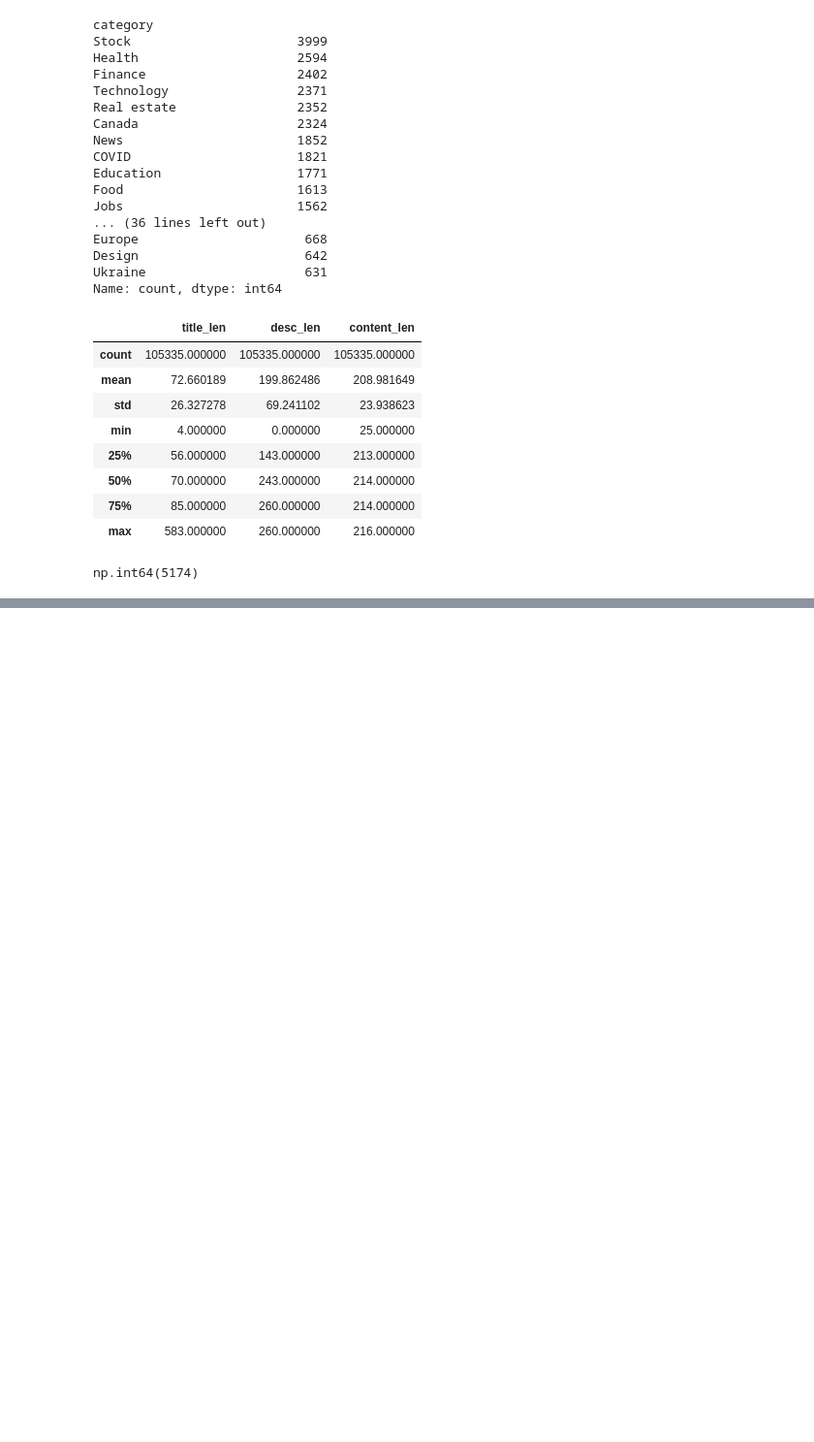
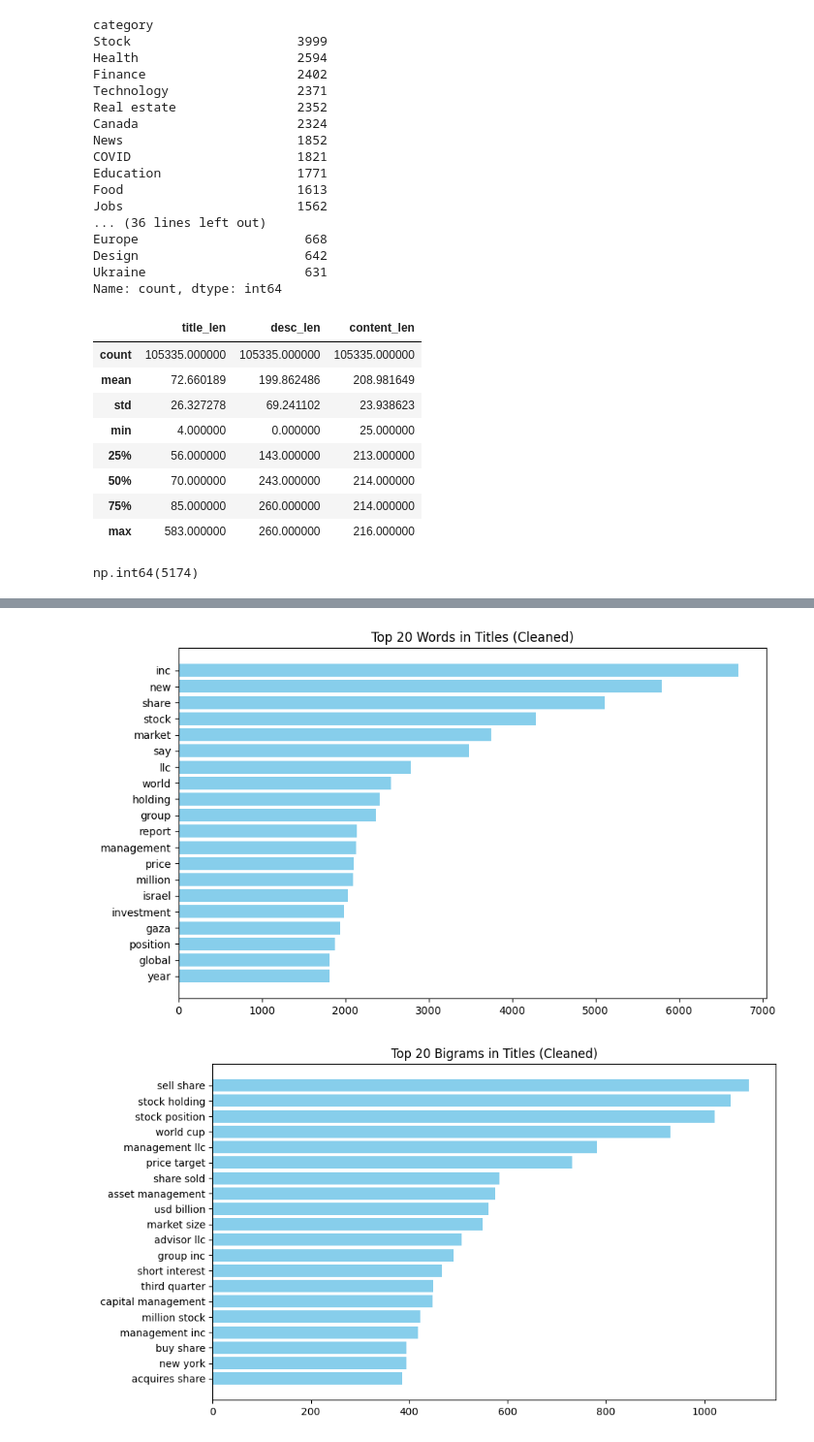
Before and after one commit to Harshita-Puthran/factverse, a Jupyter notebook: factverse_detection_model.ipynb, the cells around one changed output, grey strips where cells are left out. Shown at 97% size. Saved outputs shown, nothing was run; the diff lists cells and outputs as text; code cells hidden in the pictures; blank space fills up the shorter version.

```diff
--- a/factverse_detection_model.ipynb
+++ b/factverse_detection_model.ipynb
@@ -253,0 +270,32 @@ print(df.shape)
+# %%
+stop_words = set(stopwords.words("english"))
+lemmatizer = WordNetLemmatizer()
+nlp = spacy.load("en_core_web_sm")
+def clean_text(text):
+    if pd.isnull(text):
+        return ""
+
+    # Lowercase
+    text = text.lower()
+
+    # Remove URLs
+    text = re.sub(r"http\S+|www\S+|https\S+", "", text)
+
+    # Remove HTML tags
+    text = re.sub(r"<.*?>", "", text)
+
+    # Remove special characters, digits
+    text = re.sub(r"[^a-zA-Z\s]", "", text)
+
+    # Tokenize + remove stopwords + lemmatize
+    tokens = []
+    for word in nltk.word_tokenize(text):
+        if word not in stop_words and len(word) > 2:  # remove stopwords + very short words
+            tokens.append(lemmatizer.lemmatize(word))
+
+    return " ".join(tokens)
+
+df["title_clean"] = df["title"].astype(str).apply(clean_text)
+df["content_clean"] = df["content"].astype(str).apply(clean_text)
+
+print(df[["title", "title_clean"]].head((10)))
@@ -254,17 +320,26 @@ print(df.shape)
 # %%
+import pandas as pd
 import matplotlib.pyplot as plt
 from wordcloud import WordCloud
 from sklearn.feature_extraction.text import CountVectorizer
-
-# --- Helper function to plot top n-grams ---
+# Helper to plot top n-grams
 def plot_top_ngrams(corpus, n=20, ngram_range=(1,1), title="Top N-grams"):
-    vectorizer = CountVectorizer(stop_words='english', ngram_range=ngram_range)
+    vectorizer = CountVectorizer(ngram_range=ngram_range)  # no stopwords, already cleaned
     X = vectorizer.fit_transform(corpus.dropna())
     freqs = zip(vectorizer.get_feature_names_out(), X.sum(axis=0).tolist()[0])
     df_freq = pd.DataFrame(freqs, columns=["term","count"]).sort_values(by="count", ascending=False).head(n)
 
     plt.figure(figsize=(10,6))
     plt.barh(df_freq["term"], df_freq["count"], color="skyblue")
     plt.gca().invert_yaxis()
     plt.title(title)
     plt.show()
+
+#Top words in cleaned titles
+plot_top_ngrams(df["title_clean"], n=20, ngram_range=(1,1), title="Top 20 Words in Titles (Cleaned)")
+
+# Top bigrams in cleaned titles
+plot_top_ngrams(df["title_clean"], n=20, ngram_range=(2,2), title="Top 20 Bigrams in Titles (Cleaned)")
+# %% [output]
+[figure, added]
+[figure, added]
```
Also changed, not shown: parts of 12 cells of this notebook.
